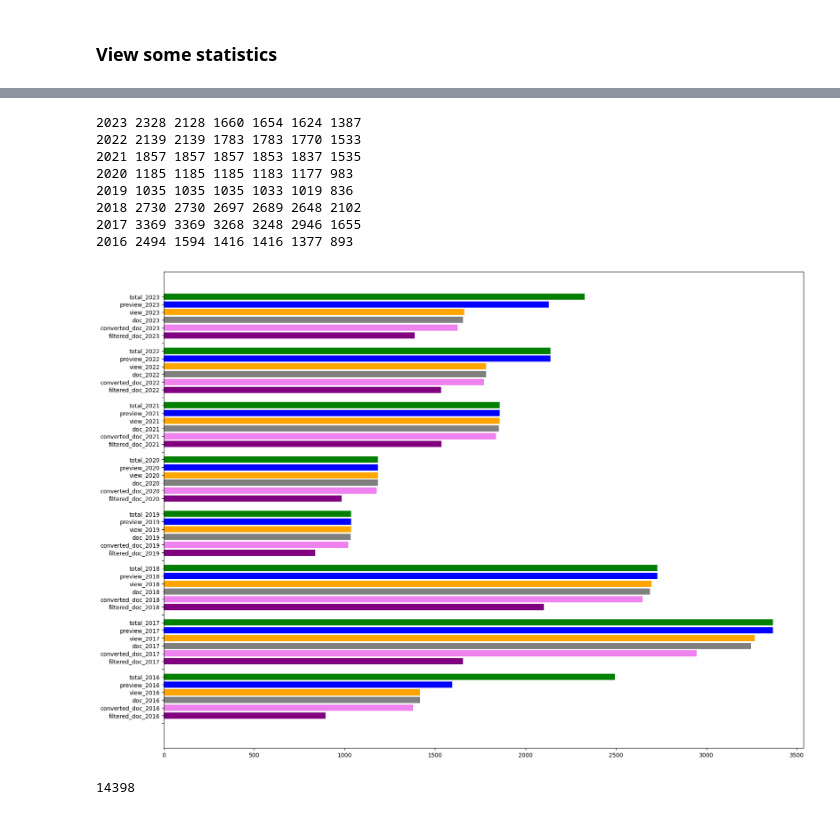
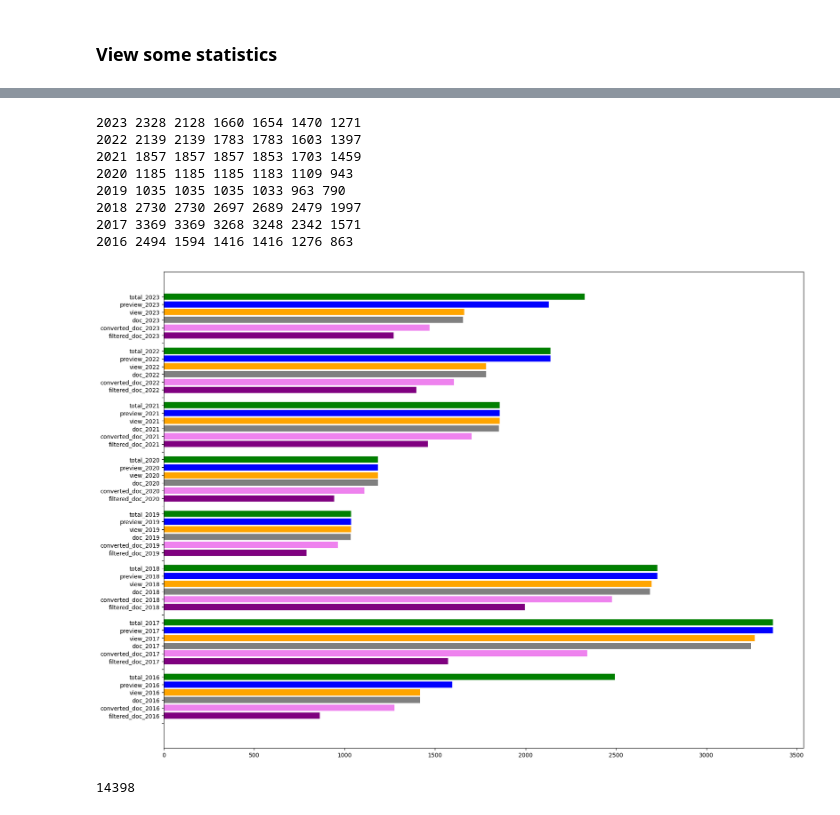
Before and after one commit to DenisovNikita/long_context_LLMs, a Jupyter notebook: src/notebooks/data_analization/calculate_fulll_diplomas_tokens.ipynb, the cells around one changed output, grey strips where cells are left out. Saved outputs shown, nothing was run; the diff lists cells and outputs as text; code cells hidden in the pictures.

```diff
--- a/src/notebooks/data_analization/calculate_fulll_diplomas_tokens.ipynb
+++ b/src/notebooks/data_analization/calculate_fulll_diplomas_tokens.ipynb
@@ -28,5 +28,5 @@ len(df)
 # %%
-spbu_russian_diplomas_dataset_path = ARTIFACTS_DIR_PATH.joinpath("parsing/diplomas/spbu/russian_stupid_filter_dataset.csv")
+spbu_russian_diplomas_dataset_path = ARTIFACTS_DIR_PATH.joinpath("parsing/diplomas/spbu/russian_dataset.csv")
 russian_df = pd.read_csv(spbu_russian_diplomas_dataset_path)
 russian_df.head()
 # %% [output]
@@ -80,30 +98,30 @@ for year in tqdm(years, desc="Years..."):
     not_skipped_docs = len_ids[year] - len_skipped_ids[year]
     print(year, num_diplomas[year], len_ids[year], not_skipped_only_no_view, not_skipped_docs, df_rows[year], russian_df_rows[year])
 # %% [output]
-2023 2328 2128 1660 1654 1624 1387
-2022 2139 2139 1783 1783 1770 1533
-2021 1857 1857 1857 1853 1837 1535
-2020 1185 1185 1185 1183 1177 983
-2019 1035 1035 1035 1033 1019 836
-2018 2730 2730 2697 2689 2648 2102
-2017 3369 3369 3268 3248 2946 1655
-2016 2494 1594 1416 1416 1377 893
+2023 2328 2128 1660 1654 1470 1271
+2022 2139 2139 1783 1783 1603 1397
+2021 1857 1857 1857 1853 1703 1459
+2020 1185 1185 1185 1183 1109 943
+2019 1035 1035 1035 1033 963 790
+2018 2730 2730 2697 2689 2479 1997
+2017 3369 3369 3268 3248 2342 1571
+2016 2494 1594 1416 1416 1276 863
 # %%
 x_all = []
 h_all = []
 colors_all = []
-for year in tqdm(reversed(years), desc="Years..."):
+for year in tqdm(reversed(years), total=len(years), desc="Years..."):
     h = np.array([num_diplomas[year], len_ids[year], len_ids[year] - len_skipped_only_no_view_ids[year], len_ids[year] - len_skipped_ids[year], df_rows[year], russian_df_rows[year], 0])
     x = [f"total_{year}", f"preview_{year}", f"view_{year}", f"doc_{year}", f"converted_doc_{year}", f"filtered_doc_{year}", " " * (year % 10)]
     colors = ["green", "blue", "orange", "gray", "violet", "purple", "red"]
     h_all.extend(reversed(h))
     x_all.extend(reversed(x))
     colors_all.extend(reversed(colors))
 plt.figure(figsize=(20, 15))
 plt.barh(x_all, h_all, height=0.8, color=colors_all)
 plt.show()
 # %% [output]
-[figure, old version]
+[figure, new version]
 # %%
 len(df)
 # %% [output]
```
Also changed, not shown: parts of 9 cells of this notebook, 46 other files.
